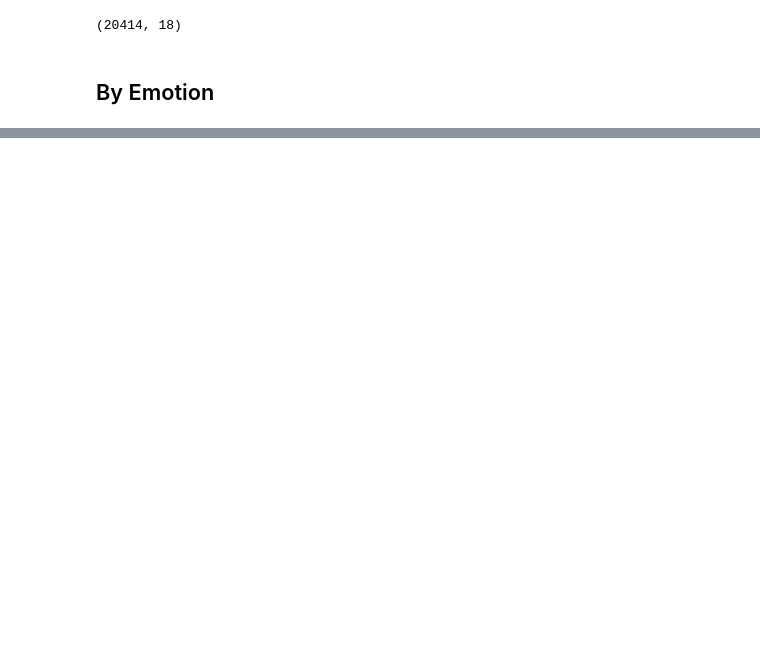
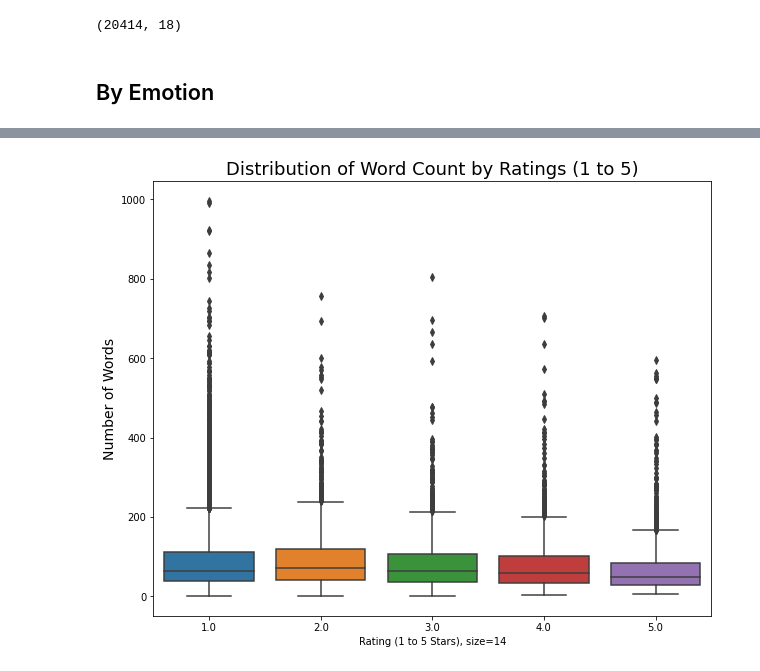
Before and after one commit to AstroPigLatin/predicting_yelp, a Jupyter notebook: notebook/specific_word.ipynb, the cells around one changed output, grey strips where cells are left out. Saved outputs shown, nothing was run; the diff lists cells and outputs as text; code cells hidden in the pictures; blank space fills up the shorter version.

```diff
--- a/notebook/specific_word.ipynb
+++ b/notebook/specific_word.ipynb
@@ -186,0 +263,2 @@ df_final.shape
+# %%
+df_final['text_length'] = df_final['text'].apply(len)
@@ -186,0 +281,2 @@ df_final.shape
+# %%
+df_final['word_count'] = df_final['text'].str.split().str.len()
@@ -186,0 +313,11 @@ df_final.shape
+# %%
+plt.figure(figsize=(10, 8))
+sns.boxplot(x="stars_y",
+            y="word_count",
+            data=df_final)
+plt.ylabel("Number of Words", size=14)
+plt.xlabel("Rating (1 to 5 Stars), size=14")
+plt.title("Distribution of Word Count by Ratings (1 to 5)", size=18)
+plt.savefig("word_count_boxplot.png")
+# %% [output]
+[figure, added]
```
Also changed, not shown: parts of 54 cells of this notebook, 7 other files.
